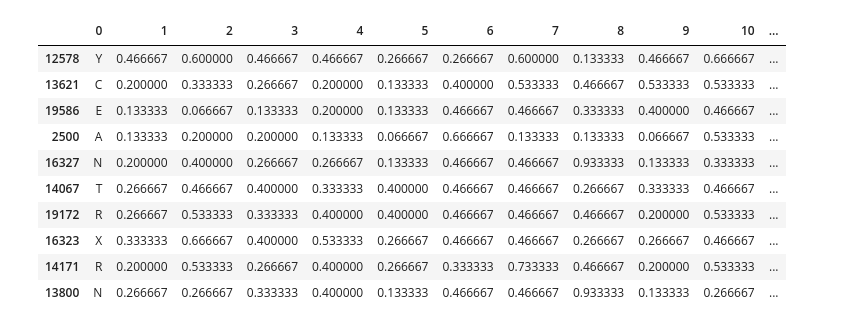
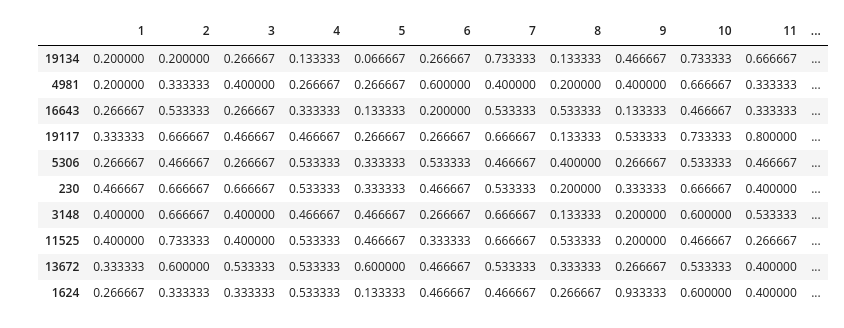
Before and after one commit to justintheyang/novelsearch_icml, a Jupyter notebook: ICML.ipynb, the cells around one changed output. Saved outputs shown, nothing was run; the diff lists cells and outputs as text; code cells hidden in the pictures.

```diff
--- a/ICML.ipynb
+++ b/ICML.ipynb
@@ -78,29 +91,28 @@ covtype_df.sample(10)
 # %%
-letter_col,pred_column = letter_df[0], letter_df[16]
-letter_df.drop(columns=[0,16],inplace=True)
+letter_col = letter_df[0]
+letter_df.drop(columns=[0],inplace=True)
 # %%
 scaler = MinMaxScaler().fit(letter_df)
-letter_df = pd.DataFrame(scaler.transform(letter_df),columns=letter_df.columns)
-letter_df.insert(0,0,letter_col,True)
-letter_df.insert(16,16,pred_column,True)
+letter_df_p1 = pd.DataFrame(scaler.transform(letter_df),columns=letter_df.columns)
+letter_df_p2 = pd.DataFrame(scaler.transform(letter_df),columns=letter_df.columns)
 
 # two ways to make binary classification labels
-letter_df_p1 = np.where(letter_df[0] == 'O', 1, 0)
-letter_df_p2 = np.where(letter_df[0].isin([chr(x) for x in range(ord('A'), ord('M') + 1)]), 1, 0)
-letter_df.insert(17,17,letter_df_p1,True)
-letter_df.insert(18,18,letter_df_p2,True)
+letter_df_p1_pred = np.where(letter_col == 'O', 1, 0)
+letter_df_p2_pred = np.where(letter_col.isin([chr(x) for x in range(ord('A'), ord('M') + 1)]), 1, 0)
+letter_df_p1.insert(16,'pred',letter_df_p1_pred,True)
+letter_df_p2.insert(16,'pred',letter_df_p2_pred,True)
 
 
-letter_df.sample(10)
+letter_df_p1.sample(10, random_state=0)
 # %% [output]
-|  | 0 | 1 | 2 | 3 | 4 | 5 | 6 | 7 | 8 | 9 | 10 | ... |
-| 12578 | Y | 0.466667 | 0.600000 | 0.466667 | 0.466667 | 0.266667 | 0.266667 | 0.600000 | 0.133333 | 0.466667 | 0.666667 | ... |
-| 13621 | C | 0.200000 | 0.333333 | 0.266667 | 0.200000 | 0.133333 | 0.400000 | 0.533333 | 0.466667 | 0.533333 | 0.533333 | ... |
-| 19586 | E | 0.133333 | 0.066667 | 0.133333 | 0.200000 | 0.133333 | 0.466667 | 0.466667 | 0.333333 | 0.400000 | 0.466667 | ... |
-| 2500 | A | 0.133333 | 0.200000 | 0.200000 | 0.133333 | 0.066667 | 0.666667 | 0.133333 | 0.133333 | 0.066667 | 0.533333 | ... |
-| 16327 | N | 0.200000 | 0.400000 | 0.266667 | 0.266667 | 0.133333 | 0.466667 | 0.466667 | 0.933333 | 0.133333 | 0.333333 | ... |
-| 14067 | T | 0.266667 | 0.466667 | 0.400000 | 0.333333 | 0.400000 | 0.466667 | 0.466667 | 0.266667 | 0.333333 | 0.466667 | ... |
-| 19172 | R | 0.266667 | 0.533333 | 0.333333 | 0.400000 | 0.400000 | 0.466667 | 0.466667 | 0.466667 | 0.200000 | 0.533333 | ... |
-| 16323 | X | 0.333333 | 0.666667 | 0.400000 | 0.533333 | 0.266667 | 0.466667 | 0.466667 | 0.266667 | 0.266667 | 0.466667 | ... |
-| 14171 | R | 0.200000 | 0.533333 | 0.266667 | 0.400000 | 0.266667 | 0.333333 | 0.733333 | 0.466667 | 0.200000 | 0.533333 | ... |
-| 13800 | N | 0.266667 | 0.266667 | 0.333333 | 0.400000 | 0.133333 | 0.466667 | 0.466667 | 0.933333 | 0.133333 | 0.266667 | ... |
+|  | 1 | 2 | 3 | 4 | 5 | 6 | 7 | 8 | 9 | 10 | 11 | ... |
+| 19134 | 0.200000 | 0.200000 | 0.266667 | 0.133333 | 0.066667 | 0.266667 | 0.733333 | 0.133333 | 0.466667 | 0.733333 | 0.666667 | ... |
+| 4981 | 0.200000 | 0.333333 | 0.400000 | 0.266667 | 0.266667 | 0.600000 | 0.400000 | 0.200000 | 0.400000 | 0.666667 | 0.333333 | ... |
+| 16643 | 0.266667 | 0.533333 | 0.266667 | 0.333333 | 0.133333 | 0.200000 | 0.533333 | 0.533333 | 0.133333 | 0.466667 | 0.333333 | ... |
+| 19117 | 0.333333 | 0.666667 | 0.466667 | 0.466667 | 0.266667 | 0.266667 | 0.666667 | 0.133333 | 0.533333 | 0.733333 | 0.800000 | ... |
+| 5306 | 0.266667 | 0.466667 | 0.266667 | 0.533333 | 0.333333 | 0.533333 | 0.466667 | 0.400000 | 0.266667 | 0.533333 | 0.466667 | ... |
+| 230 | 0.466667 | 0.666667 | 0.666667 | 0.533333 | 0.333333 | 0.466667 | 0.533333 | 0.200000 | 0.333333 | 0.666667 | 0.400000 | ... |
+| 3148 | 0.400000 | 0.666667 | 0.400000 | 0.466667 | 0.466667 | 0.266667 | 0.666667 | 0.133333 | 0.200000 | 0.600000 | 0.533333 | ... |
+| 11525 | 0.400000 | 0.733333 | 0.400000 | 0.533333 | 0.466667 | 0.333333 | 0.666667 | 0.533333 | 0.200000 | 0.466667 | 0.266667 | ... |
+| 13672 | 0.333333 | 0.600000 | 0.533333 | 0.533333 | 0.600000 | 0.466667 | 0.533333 | 0.333333 | 0.266667 | 0.533333 | 0.400000 | ... |
+| 1624 | 0.266667 | 0.333333 | 0.333333 | 0.533333 | 0.133333 | 0.466667 | 0.466667 | 0.266667 | 0.933333 | 0.600000 | 0.400000 | ... |
```
Also changed, not shown: parts of 33 cells of this notebook, 2 other files.
